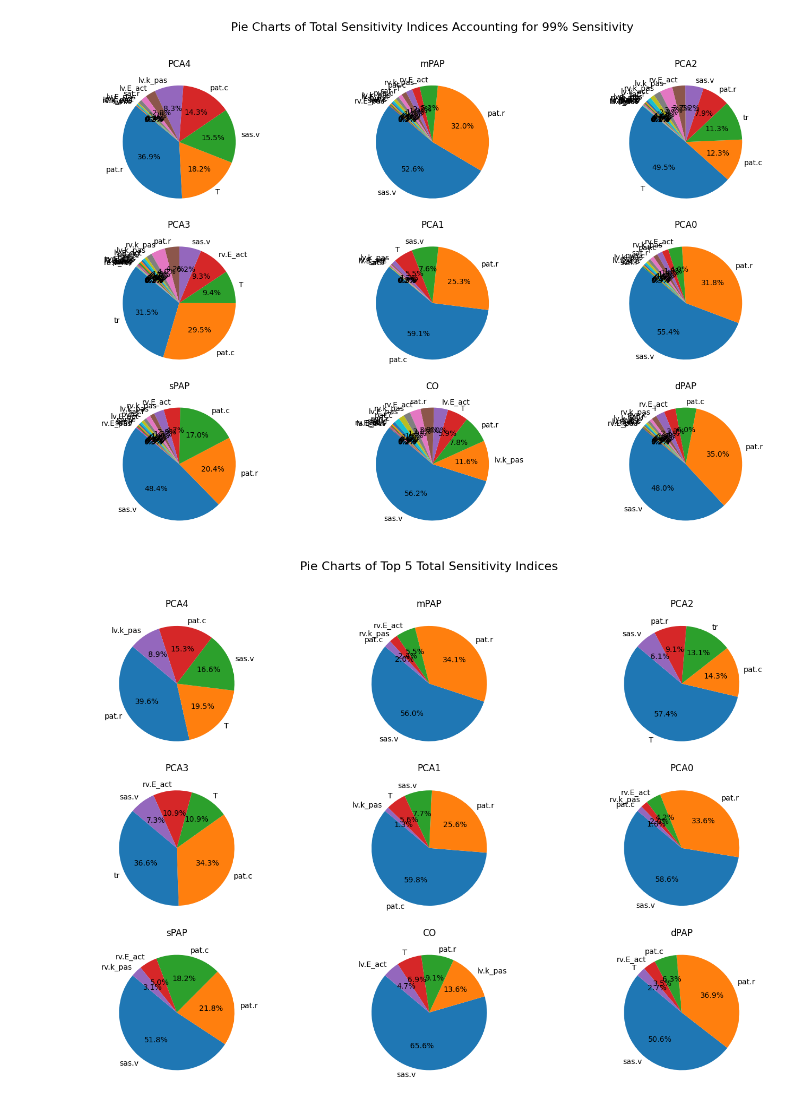
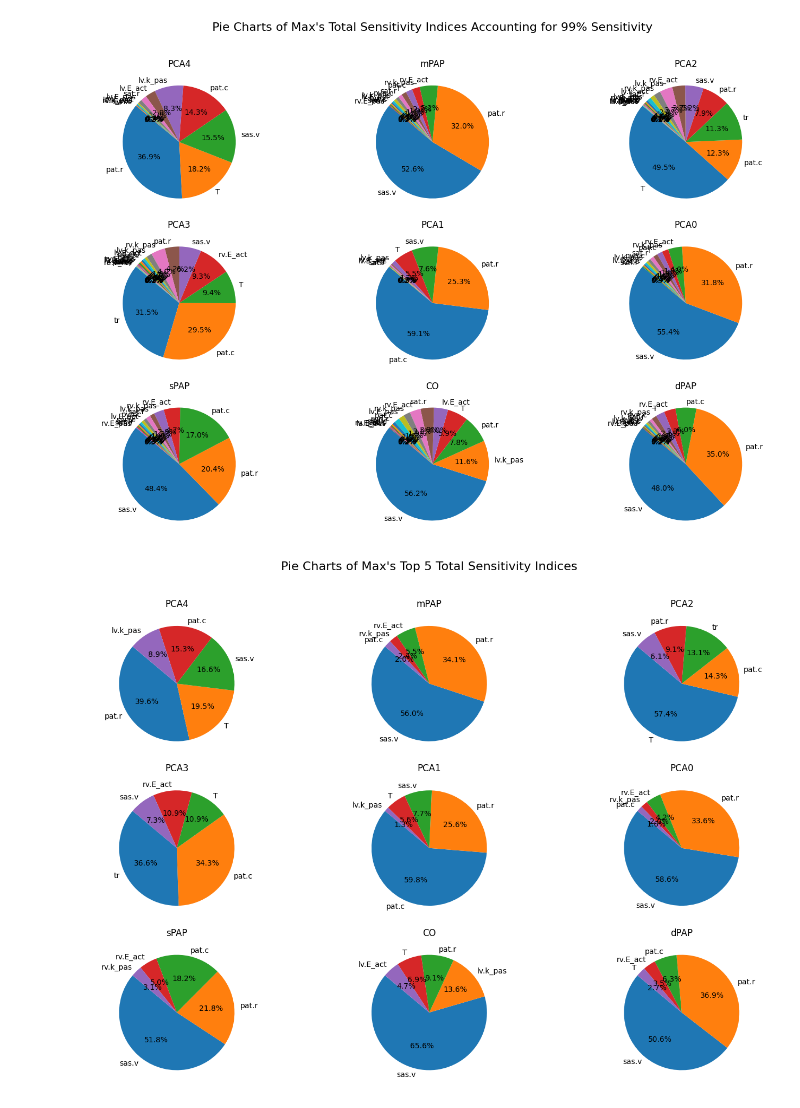
Before and after one commit to FayFrost107/ModularCircFF, a Jupyter notebook: ExploreModularCirc/Plot_SA.ipynb, the cells around one changed output. Drawn from its saved outputs; the diff is of its cells as text; code cells hidden in the pictures.

```diff
--- a/ExploreModularCirc/Plot_SA.ipynb
+++ b/ExploreModularCirc/Plot_SA.ipynb
@@ -12,7 +12,7 @@ csv_files = [f for f in os.listdir(csv_directory) if f.endswith(".csv")]
 
 # Set up the overall plot
 fig, axes = plt.subplots(3, 3, figsize=(15, 10))
-fig.suptitle("Pie Charts of Total Sensitivity Indices Accounting for 99% Sensitivity", fontsize=16)
+fig.suptitle("Pie Charts of Max's Total Sensitivity Indices Accounting for 99% Sensitivity", fontsize=16)
 
 # Flatten the axes array to easily index subplots
 axes = axes.flatten()
@@ -32,39 +32,39 @@ for i, file_name in enumerate(csv_files):
     sorted_sizes = sizes.iloc[sorted_indices]
     sorted_labels = labels[sorted_indices]
 
     cumulative_sum = sorted_sizes.cumsum()
     total_sum = sorted_sizes.sum()
 
     # Filter labels accounting for 95% of sensitivity
     significant_indices = cumulative_sum <= 0.99 * total_sum
 
     # Include the last element if necessary to reach the threshold
     #if not significant_indices.iloc[-1]:
     #    significant_indices.iloc[significant_indices.idxmax() + 1] = True
 
     filtered_sizes = sorted_sizes[significant_indices]
     filtered_labels = sorted_labels[significant_indices]
 
      # Extract title as the part after the last underscore in the filename
     title = file_name.rsplit("_", 1)[-1].replace(".csv", "")
 
     # Plot pie chart
     axes[i].pie(filtered_sizes, labels=filtered_labels, autopct='%1.1f%%', startangle=140)
     axes[i].set_title(title)
 
 # Remove unused subplots
 for j in range(len(csv_files), len(axes)):
     fig.delaxes(axes[j])
 
 plt.tight_layout(rect=[0, 0, 1, 0.96])
 plt.show()
 # %% [output]
-[figure, old version]
+[figure, new version]
 # %%
 
 # Set up the overall plot
 fig, axes = plt.subplots(3, 3, figsize=(15, 10))
-fig.suptitle("Pie Charts of Top 5 Total Sensitivity Indices", fontsize=16)
+fig.suptitle("Pie Charts of Max's Top 5 Total Sensitivity Indices", fontsize=16)
 
 # Flatten the axes array to easily index subplots
 axes = axes.flatten()
@@ -100,4 +100,4 @@ for j in range(len(csv_files), len(axes)):
 plt.tight_layout(rect=[0, 0, 1, 0.96])
 plt.show()
 # %% [output]
-[figure, old version]
+[figure, new version]
```
Also changed, not shown: 13 other files.
